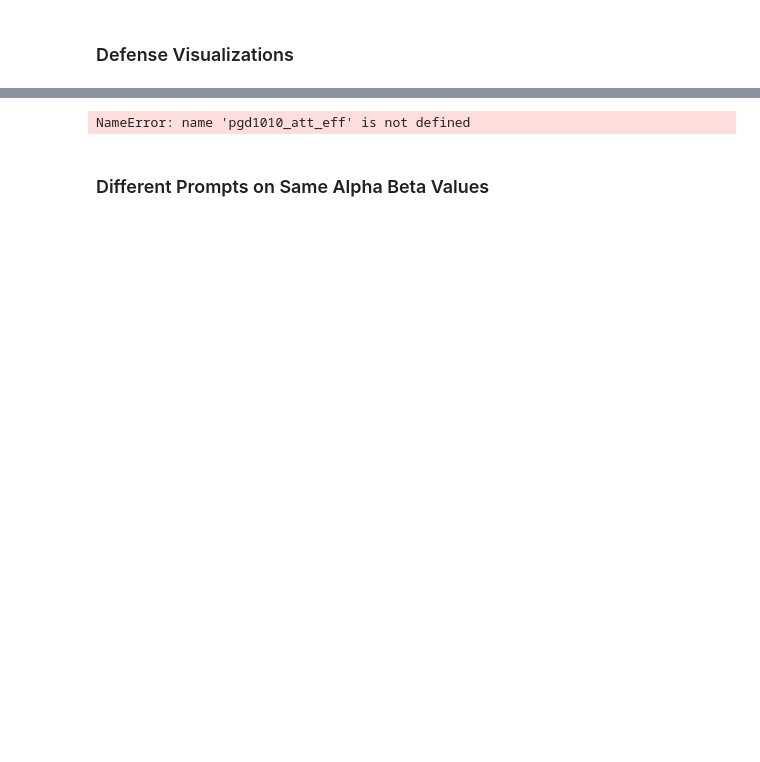
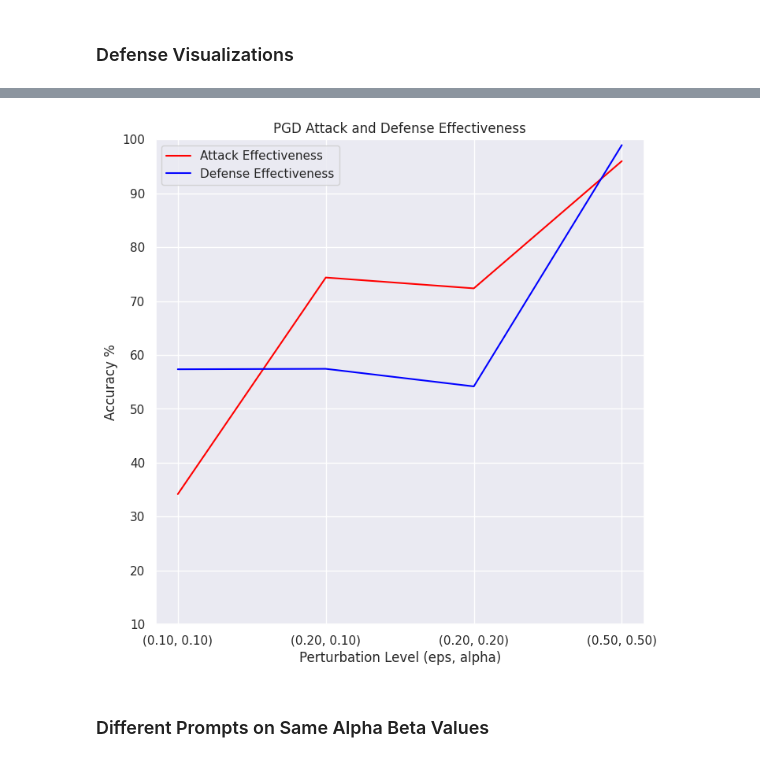
Before and after one commit to hassledw/StyleCLIP_Defense, a Jupyter notebook: celeb_metrics.ipynb, the cells around one changed output, grey strips where cells are left out. Cells and saved outputs as stored; diff of their text form; code cells hidden in the pictures; blank space fills up the shorter version.

```diff
--- a/celeb_metrics.ipynb
+++ b/celeb_metrics.ipynb
@@ -208,24 +217,25 @@ plt.show()
 # %%
-# # Sample data
-# x = ["PGD1010", "PGD2010", "PGD5050"]
-# y1 = [pgd1010_att_eff, pgd2010_att_eff, pgd5050_att_eff]
-# y2 = [pgd1010_def_eff, pgd2010_def_eff, pgd5050_def_eff]
+# Sample data
+x = ["(0.10, 0.10)", "(0.20, 0.10)", "(0.20, 0.20)", "(0.50, 0.50)"]
+y1 = [pgd1010_att_eff, pgd2010_att_eff, pgd2020_att_eff, pgd5050_att_eff]
+y2 = [pgd1010_def_eff, pgd2010_def_eff, pgd2020_def_eff, pgd5050_def_eff]
 
-# df = pd.DataFrame({'X': x, 'Line 1': y1, 'Line 2': y2})
+df = pd.DataFrame({'X': x, 'Line 1': y1, 'Line 2': y2})
+plt.figure(figsize=(8,8))
+# Use Seaborn to plot the lines
+sns.set(style="darkgrid")
+sns.lineplot(x='X', y='Line 1', data=df, c="red", label='Attack Effectiveness')
+sns.lineplot(x='X', y='Line 2', data=df, c="blue", label='Defense Effectiveness')
 
-# # Use Seaborn to plot the lines
-# sns.set(style="darkgrid")
-# sns.lineplot(x='X', y='Line 1', data=df, c="red", label='Attack Effectiveness')
-# sns.lineplot(x='X', y='Line 2', data=df, c="blue", label='Defense Effectiveness')
-
-# # Show the plot
-# plt.title("PGD Attack and Defense Effectiveness")
-# plt.xlabel("PGDXXYY Attacks with Epsilon = 0.XX, Alpha = 0.YY")
-# plt.ylabel("Accuracy %")
-# plt.legend()
-# plt.show()
+# Show the plot
+plt.title("PGD Attack and Defense Effectiveness")
+plt.xlabel("Perturbation Level (eps, alpha)")
+plt.ylabel("Accuracy %")
+plt.ylim(10, 100)
+plt.legend()
+plt.show()
 # %% [output]
-NameError: name 'pgd1010_att_eff' is not defined
+[figure, added]
 # %% [markdown]
 ### Different Prompts on Same Alpha Beta Values
 # %%
```
Also changed, not shown: parts of 9 cells of this notebook, 25 other files.
